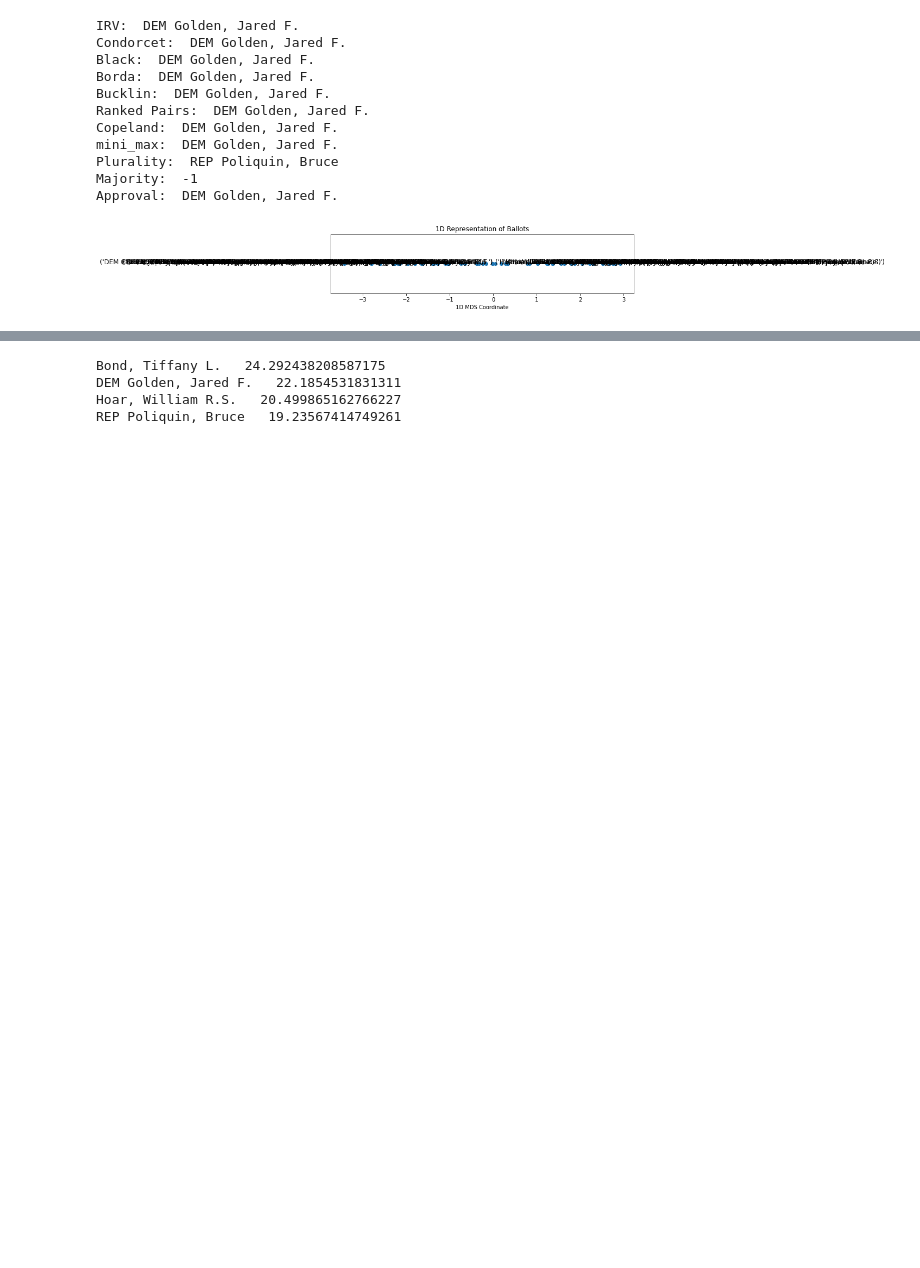
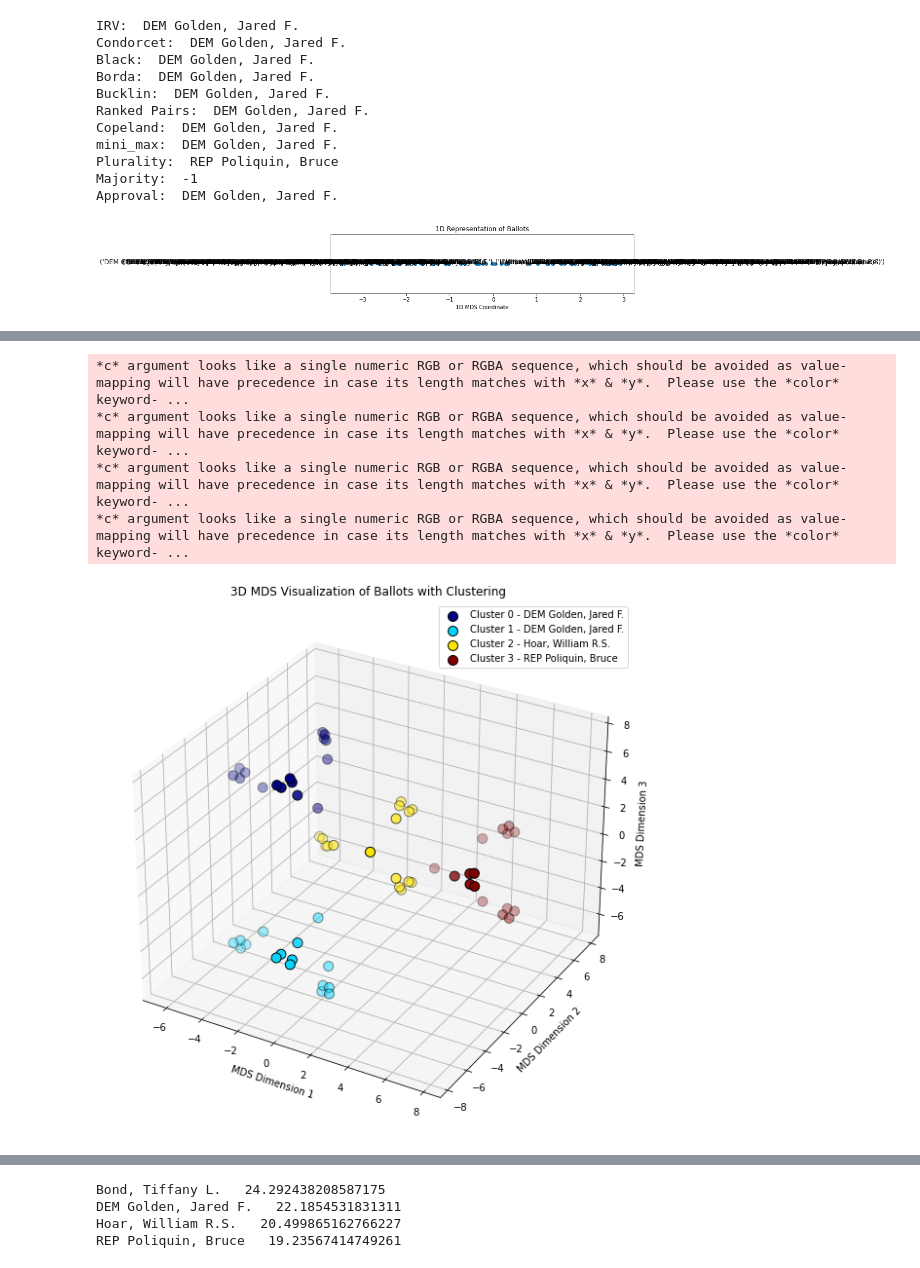
Before and after one commit to ericssimpson/voting-analysis-tools, a Jupyter notebook: cleaned files/integration.ipynb, the cells around one changed output, grey strips where cells are left out. Drawn from its saved outputs; the diff is of its cells as text; code cells hidden in the pictures; blank space fills up the shorter version.

```diff
--- a/cleaned files/integration.ipynb
+++ b/cleaned files/integration.ipynb
@@ -320,0 +582,48 @@ plt.show()"""
+# %%
+mds = MDS(n_components=3, dissimilarity='precomputed', random_state=42)
+ballot_3d = mds.fit_transform(distance_matrix)
+
+# Step 5: Specify the number of clusters
+n_clusters = 4
+
+# Step 6: Cluster the 3D points using KMeans
+kmeans = KMeans(n_clusters=n_clusters, random_state=42)
+labels = kmeans.fit_predict(ballot_3d)
+
+# Step 7: Determine the most frequent first-place candidate for each cluster
+cluster_candidates = defaultdict(list)
+for label, ballot in zip(labels, ballots.keys()):
+    if len(ballot) > 0:
+        cluster_candidates[label].append(ballot[0])
+
+# Determine the most frequent first-place candidate for each cluster
+cluster_representatives = {}
+for cluster, first_places in cluster_candidates.items():
+    most_common_first_place = Counter(first_places).most_common(1)[0][0]
+    cluster_representatives[cluster] = most_common_first_place
+
+# Step 8: Visualize the results in 3D
+fig = plt.figure(figsize=(12, 10))
+ax = fig.add_subplot(111, projection='3d')
+unique_labels = set(labels)
+
+# Plot each cluster with its representative candidate
+colors = plt.cm.jet(np.linspace(0, 1, len(unique_labels)))
+for k, col in zip(unique_labels, colors):
+    class_member_mask = (labels == k)
+    xyz = ballot_3d[class_member_mask]
+
+    ax.scatter(xyz[:, 0], xyz[:, 1], xyz[:, 2], c=col, label=f'Cluster {k} - {cluster_representatives[k]}', s=100, edgecolor='k')
+
+ax.set_title("3D MDS Visualization of Ballots with Clustering")
+ax.set_xlabel("MDS Dimension 1")
+ax.set_ylabel("MDS Dimension 2")
+ax.set_zlabel("MDS Dimension 3")
+ax.legend()
+plt.show()
+# %% [output]
+*c* argument looks like a single numeric RGB or RGBA sequence, which should be avoided as value-mapping will have precedence in case its length matches with *x* & *y*.  Please use the *color* keyword- ...
+*c* argument looks like a single numeric RGB or RGBA sequence, which should be avoided as value-mapping will have precedence in case its length matches with *x* & *y*.  Please use the *color* keyword- ...
+*c* argument looks like a single numeric RGB or RGBA sequence, which should be avoided as value-mapping will have precedence in case its length matches with *x* & *y*.  Please use the *color* keyword- ...
+*c* argument looks like a single numeric RGB or RGBA sequence, which should be avoided as value-mapping will have precedence in case its length matches with *x* & *y*.  Please use the *color* keyword- ...
+[figure, added]
```
Also changed, not shown: parts of 15 cells of this notebook, 6 other files.
